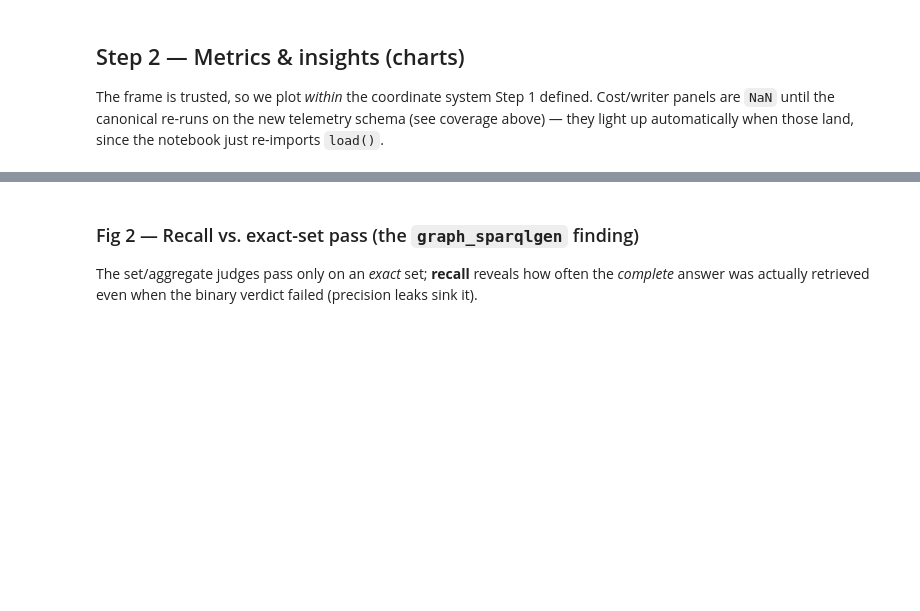
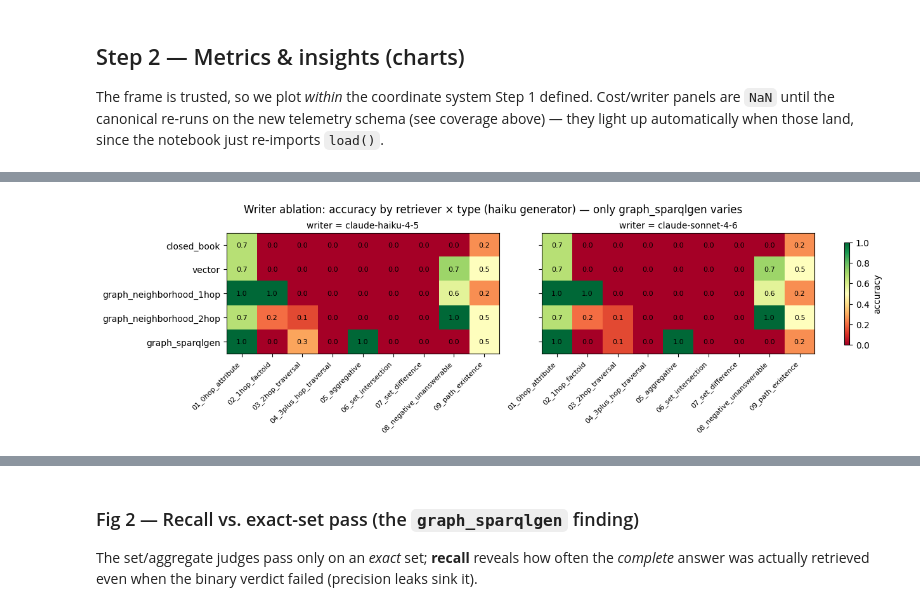
Before and after one commit to joseph-higaki/biomedical-rag-bench, a Jupyter notebook: eval/analysis/explore.ipynb, the cells around one changed output, grey strips where cells are left out. Cells and saved outputs as stored; diff of their text form; code cells hidden in the pictures; blank space fills up the shorter version.

```diff
--- a/eval/analysis/explore.ipynb
+++ b/eval/analysis/explore.ipynb
@@ -271,0 +264,47 @@ plt.tight_layout()
+# %%
+# Shared faceting helpers (used by Fig 1b and 1c). _heatmap = imshow + per-cell text on a shared
+# RdYlGn 0–1 scale so every panel is directly comparable; _facet lays panels SIDE BY SIDE with one
+# shared colorbar and y-labels only on the leftmost panel.
+def _heatmap(ax, piv, title):
+    im = ax.imshow(piv.values, cmap="RdYlGn", vmin=0, vmax=1, aspect="auto")
+    ax.set_xticks(range(len(piv.columns))); ax.set_xticklabels(piv.columns, rotation=45, ha="right", fontsize=8)
+    ax.set_yticks(range(len(piv.index))); ax.set_yticklabels(piv.index)
+    for i in range(piv.shape[0]):
+        for j in range(piv.shape[1]):
+            v = piv.values[i, j]
+            if pd.notna(v):
+                ax.text(j, i, f"{v:.1f}", ha="center", va="center", fontsize=8)
+    ax.set_title(title, fontsize=10)
+    return im
+
+def _facet(panels, suptitle):
+    fig, axes = plt.subplots(1, len(panels), figsize=(6.2 * len(panels), 3.7), squeeze=False, layout="constrained")
+    im = None
+    for k, (ax, (label, piv)) in enumerate(zip(axes[0], panels)):
+        im = _heatmap(ax, piv, label)
+        if k > 0:
+            ax.set_yticklabels([])  # rows shared across panels; label once
+    fig.colorbar(im, ax=axes.ravel().tolist(), label="accuracy", shrink=0.85)
+    fig.suptitle(suptitle, fontsize=12)
+    return fig
+
+# Canonical surface for both facets: haiku generator, deterministic types, fixed row/col order.
+RETR_ORDER = ["closed_book", "vector", "graph_neighborhood_1hop", "graph_neighborhood_2hop", "graph_sparqlgen"]
+det = df[(df["generator_model_family"] == "claude-haiku-4-5") & (df["scoring"] != "semantic")]
+TYPE_ORDER = sorted(det["type_id"].unique())
+
+def _piv(frame):
+    return (frame.pivot_table(index="retriever", columns="type_id", values="passed", aggfunc="mean")
+                 .reindex(index=RETR_ORDER, columns=TYPE_ORDER))
+
+# Writer facet: one panel per SPARQL writer. Only graph_sparqlgen has a writer, so the other four
+# retrievers are a writer-independent BACKDROP (identical across panels by construction); just the
+# graph_sparqlgen row changes. Read the two graph_sparqlgen rows against each other.
+backdrop = det[(det["retriever"] != "graph_sparqlgen") & det["writer_model_family"].isna()]
+writers = ["claude-haiku-4-5", "claude-sonnet-4-6"]
+wpanels = [(f"writer = {w}",
+            _piv(pd.concat([backdrop, det[(det["retriever"] == "graph_sparqlgen") & (det["writer_model_family"] == w)]])))
+           for w in writers]
+_facet(wpanels, "Writer ablation: accuracy by retriever × type (haiku generator) — only graph_sparqlgen varies");
+# %% [output]
+[figure, added]
```
Also changed, not shown: parts of 16 cells of this notebook.
